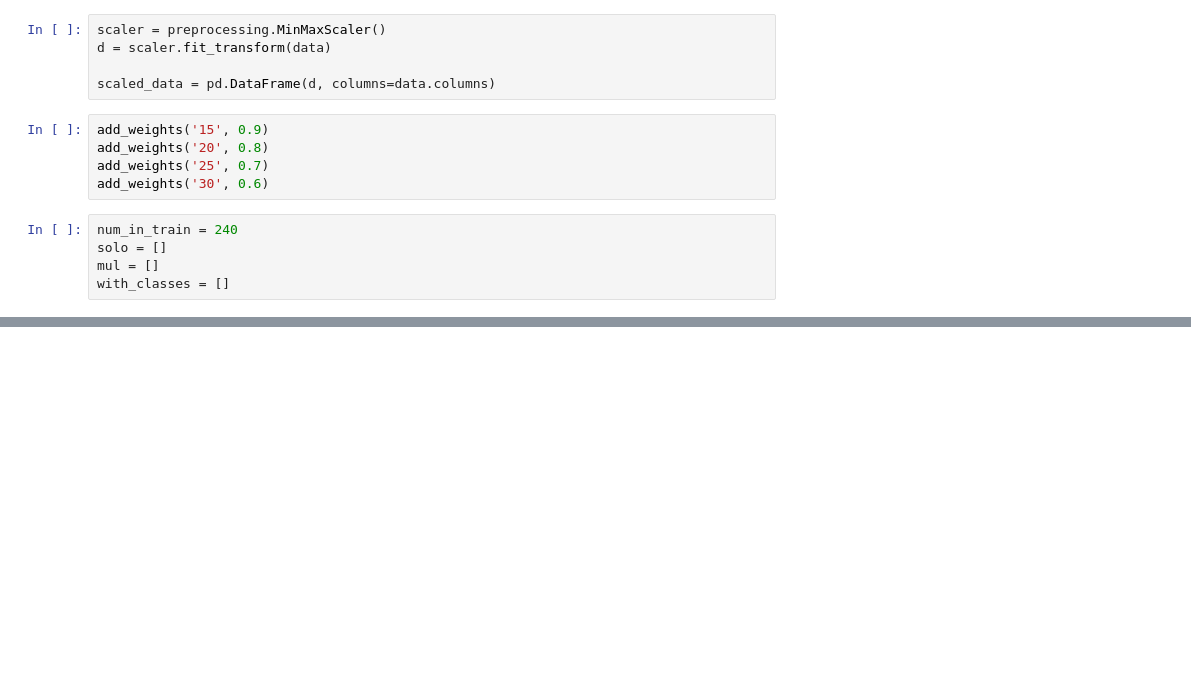
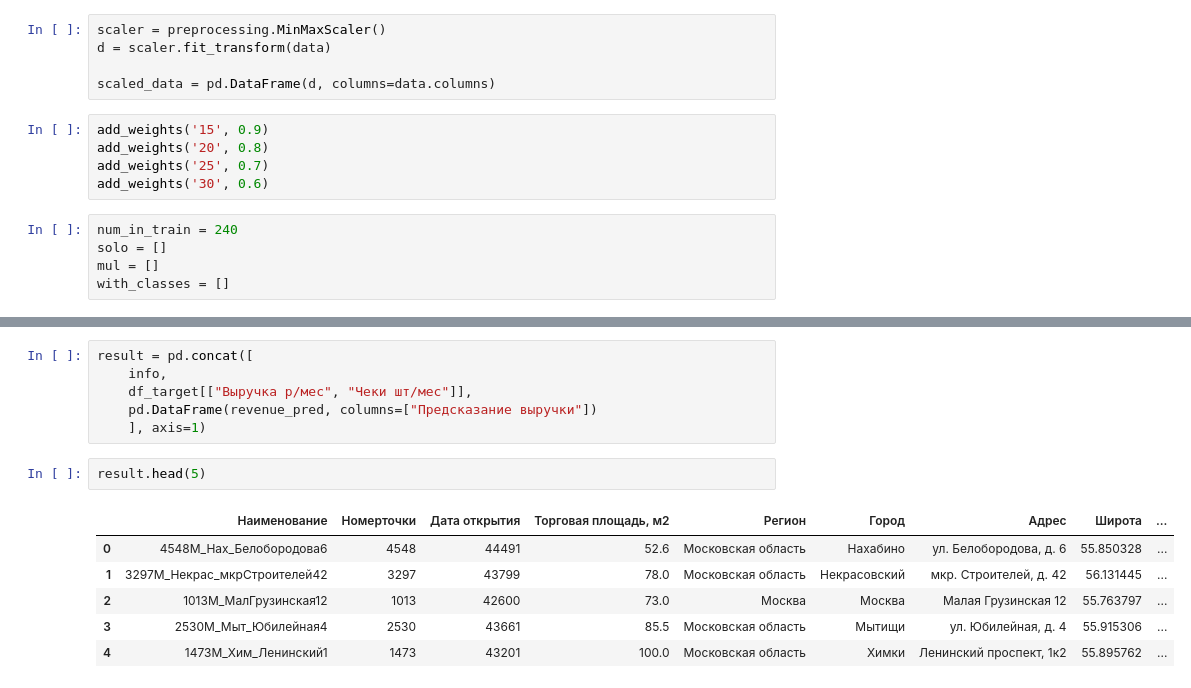
Before and after one commit to MADE-final-project/Task_2, a Jupyter notebook: notebooks/final_model.ipynb, the cells around one changed output, grey strips where cells are left out. Cells and saved outputs as stored; diff of their text form; blank space fills up the shorter version.

```diff
--- a/notebooks/final_model.ipynb
+++ b/notebooks/final_model.ipynb
@@ -263,0 +292,15 @@ print(mean(with_classes))
+# %%
+result = pd.concat([
+    info,
+    df_target[["Выручка р/мес", "Чеки шт/мес"]],
+    pd.DataFrame(revenue_pred, columns=["Предсказание выручки"])
+    ], axis=1)
+# %%
+result.head(5)
+# %% [output]
+|  | Наименование | Номерточки | Дата открытия | Торговая площадь, м2 | Регион | Город | Адрес | Широта | ... |
+| 0 | 4548М_Нах_Белобородова6 | 4548 | 44491 | 52.6 | Московская область | Нахабино | ул. Белобородова, д. 6 | 55.850328 | ... |
+| 1 | 3297М_Некрас_мкрСтроителей42 | 3297 | 43799 | 78.0 | Московская область | Некрасовский | мкр. Строителей, д. 42 | 56.131445 | ... |
+| 2 | 1013М_МалГрузинская12 | 1013 | 42600 | 73.0 | Москва | Москва | Малая Грузинская 12 | 55.763797 | ... |
+| 3 | 2530М_Мыт_Юбилейная4 | 2530 | 43661 | 85.5 | Московская область | Мытищи | ул. Юбилейная, д. 4 | 55.915306 | ... |
+| 4 | 1473М_Хим_Ленинский1 | 1473 | 43201 | 100.0 | Московская область | Химки | Ленинский проспект, 1к2 | 55.895762 | ... |
```
Also changed, not shown: parts of 13 cells of this notebook, 2 other files.
